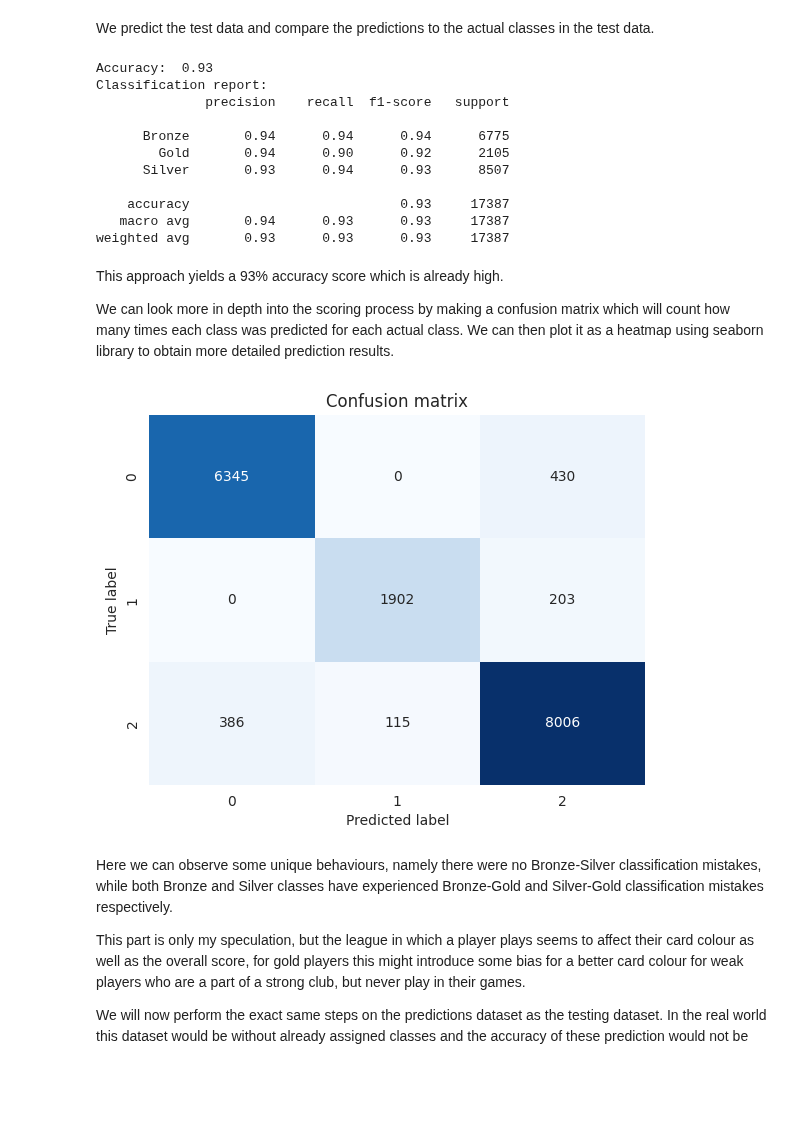
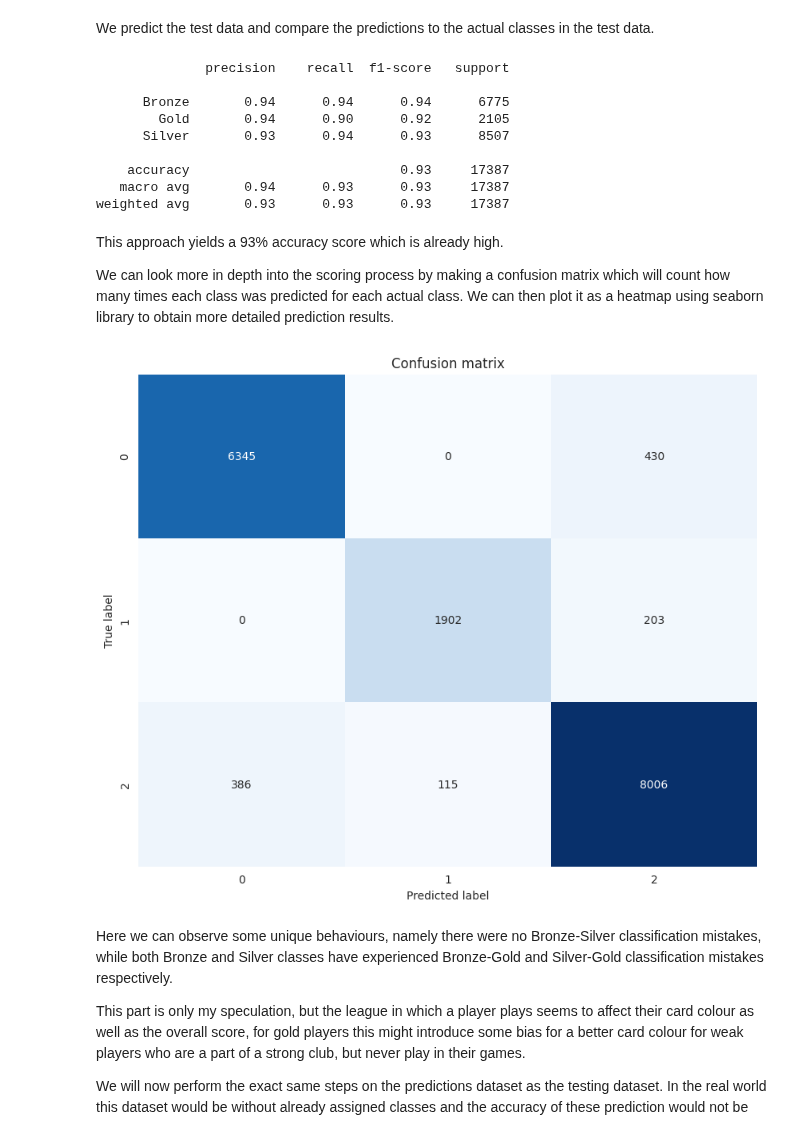
Before and after one commit to zurfil/DataSciencePortfolio, a Jupyter notebook: FIFA/quality_pred.ipynb, the cells around one changed output. Drawn from its saved outputs; the diff is of its cells as text; code cells hidden in the pictures; blank space fills up the shorter version.

Commit message:
WIP quality_pred.ipynb migration to use datafoobars.py

```diff
--- a/FIFA/quality_pred.ipynb
+++ b/FIFA/quality_pred.ipynb
@@ -22,11 +22,4 @@ from datafoobars import drop_categorical_data, drop_goalkeeper_data, drop_person
 We start by importing the data. All datasets are available in the /data directory. In total, there are 5 training datasets from years 2017 to 2021,
 and one predictions dataset with data from 2022.
 # %%
-fifa17_raw_data = pd.read_csv("data/FIFA17_official_data.csv")
-fifa18_raw_data = pd.read_csv("data/FIFA18_official_data.csv")
-fifa19_raw_data = pd.read_csv("data/FIFA19_official_data.csv")
-fifa20_raw_data = pd.read_csv("data/FIFA20_official_data.csv")
-fifa21_raw_data = pd.read_csv("data/FIFA21_official_data.csv")
-
-old_raw_data = pd.concat([fifa17_raw_data, fifa18_raw_data, fifa19_raw_data, fifa20_raw_data, fifa21_raw_data], ignore_index=True)
-old_raw_data.shape
+train_data = dfb.import_train_data()
@@ -40,17 +31,12 @@ of 707 players with incomplete statistics.
 This leaves us with a 28-dimensional dataset (as one dimension is the Overall of the player which will be removed soon),
 and 86935 players to learn from.
 # %%
-old_raw_data = drop_personal_data(old_raw_data)
-old_raw_data = drop_goalkeeper_data(old_raw_data)
-old_raw_data = drop_categorical_data(old_raw_data)
+train_data = dfb.drop_personal_data(train_data)
+train_data = dfb.drop_goalkeeper_data(train_data)
+train_data = dfb.drop_categorical_data(train_data)
 
-old_raw_data.dropna(inplace=True)
+train_data.dropna(inplace=True)
 # %% [markdown]
 We create the classes to which the players get assigned.
 # %%
-bins = [-1, 64, 74, 100]
-labels = ["Bronze", "Silver", "Gold"]
-old_raw_data["Rank"] = pd.cut(old_raw_data["Overall"], bins=bins, labels=labels, include_lowest=True)
-old_raw_data = old_raw_data.drop(["Overall"], axis=1, inplace=False)
-
-old_raw_data
+train_data = dfb.bin_overall_to_quality(train_data)
@@ -79,8 +51,8 @@ from sklearn.ensemble import RandomForestClassifier
 from sklearn.metrics import accuracy_score, classification_report
 from sklearn.model_selection import train_test_split
 
-X = old_raw_data.drop("Rank", axis=1)
-y = old_raw_data["Rank"]
+X = train_data.drop("Rank", axis=1)
+y = train_data["Rank"]
 
 X_train, X_test, y_train, y_test = train_test_split(X, y, test_size=0.2, random_state=42)
 # %% [markdown]
@@ -94,15 +66,8 @@ RandomForestClassifier(random_state=42)
 We predict the test data and compare the predictions to the actual classes in the test data.
 # %%
 y_pred = rfc.predict(X_test)
-
-rfc_accuracy = accuracy_score(y_test, y_pred)
-print(f"Accuracy: {rfc_accuracy: .2f}")
-
-print("Classification report:")
 print(classification_report(y_test, y_pred))
 # %% [output]
-Accuracy:  0.93
-Classification report:
               precision    recall  f1-score   support
 
       Bronze       0.94      0.94      0.94      6775
@@ -119,16 +84,9 @@ We can look more in depth into the scoring process by making a confusion matrix
 each class was predicted for each actual class. We can then plot it as a heatmap using seaborn library to obtain
 more detailed prediction results.
 # %%
-from sklearn.metrics import confusion_matrix
-
-conf_matrix = confusion_matrix(y_test, y_pred)
-sns.heatmap(conf_matrix, annot=True, fmt="d", cmap="Blues", cbar=False)
-plt.xlabel("Predicted label")
-plt.ylabel("True label")
-plt.title("Confusion matrix")
-plt.show();
+dfb.make_conf_matrix(y_test, y_pred)
 # %% [output]
-[figure, old version]
+[figure, new version]
 # %% [markdown]
 Here we can observe some unique behaviours, namely there were no Bronze-Silver classification mistakes, while both Bronze and Silver
 classes have experienced Bronze-Gold and Silver-Gold classification mistakes respectively.
```
Also changed, not shown: parts of 11 cells of this notebook, 1 other file.
